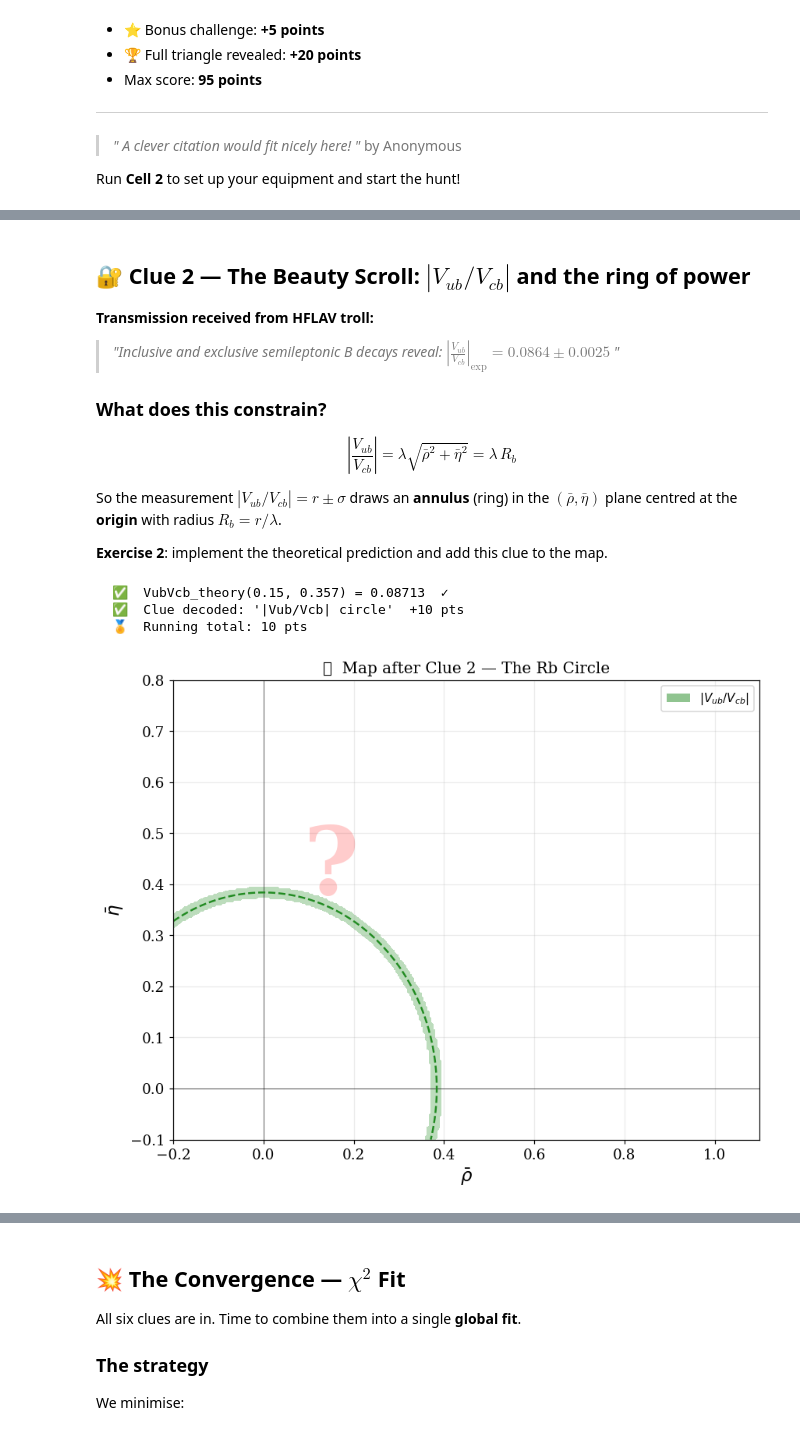
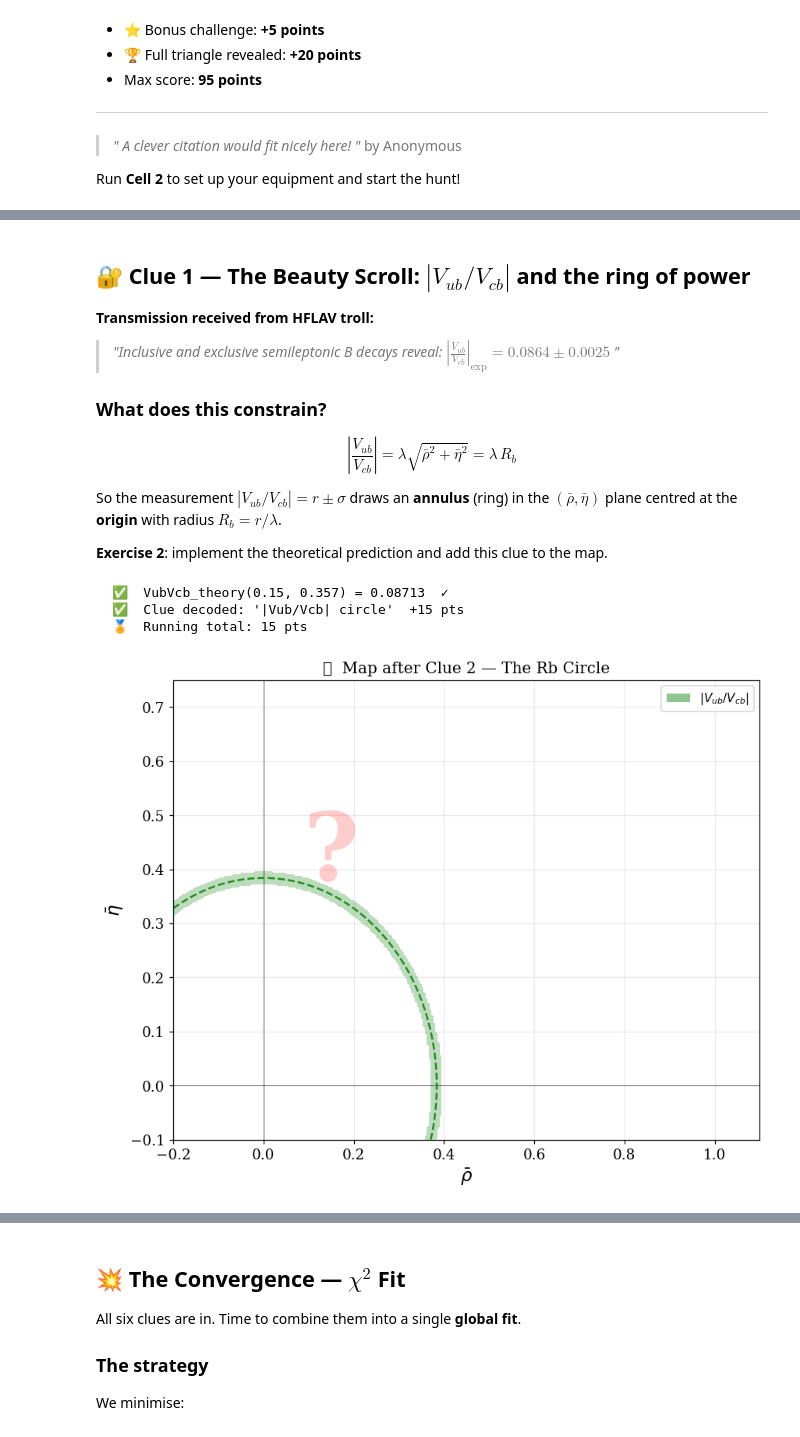
Before and after one commit to flavio-archilli/ckm_hunt, a Jupyter notebook: fortytwo.ipynb, the cells around one changed output, grey strips where cells are left out. Cells and saved outputs as stored; diff of their text form; code cells hidden in the pictures.

```diff
--- a/fortytwo.ipynb
+++ b/fortytwo.ipynb
@@ -89,7 +89,7 @@ hunt = TreasureHunt()
 
 # ── Live treasure map ────────────────────────────────────────
 RHO_LIM = (-0.20, 1.1)
-ETA_LIM = (-0.10, 0.8)
+ETA_LIM = (-0.10, 0.75)
 
 _rho_v = np.linspace(*RHO_LIM, 300)
 _eta_v = np.linspace(*ETA_LIM, 300)
@@ -392,5 +249,5 @@ except NotImplementedError as e:
 # %% [markdown]
-## 🔐 Clue 2 — The Beauty Scroll: $|V_{ub}/V_{cb}|$ and the ring of power
+## 🔐 Clue 1 — The Beauty Scroll: $|V_{ub}/V_{cb}|$ and the ring of power
 
 **Transmission received from HFLAV troll:**
 
@@ -406,7 +263,7 @@ So the measurement $|V_{ub}/V_{cb}| = r \pm \sigma$ draws an **annulus** (ring)
 **Exercise 2**: implement the theoretical prediction and add this clue to the map.
 # %%
 # ==========================================================
-#  EXERCISE 2  — Rb arc (|Vub/Vcb| constraint)
+#  EXERCISE 1  — Rb arc (|Vub/Vcb| constraint)
 # ==========================================================
 
 # Experimental value
@@ -417,35 +274,33 @@ lam_ref    = 0.2250     # we use the central value here
 def VubVcb_theory(rhobar, etabar, lam=lam_ref):
     """
     Return the SM prediction for |Vub/Vcb| as a function of (rhobar, etabar).
-
-    Formula:
-        |Vub/Vcb| = lam * sqrt(rhobar**2 + etabar**2)
     """
+    ### YOUR FORMULA HERE ###
     return lam * np.sqrt(rhobar**2 + etabar**2)
 # %%
 # ==========================================================
-#  CHECK — Exercise 2  +  reveal first band on map
+#  CHECK — Exercise 1  +  reveal first band on map
 # ==========================================================
 try:
     _got  = VubVcb_theory(0.150, 0.357)
     _exp  = lam_ref * np.sqrt(0.150**2 + 0.357**2)
     if abs(_got - _exp) / _exp < 0.005:
         print(f"  ✅  VubVcb_theory(0.15, 0.357) = {_got:.5f}  ✓")
 
         # Register band on map
         hunt._bands[r"$|V_{ub}/V_{cb}|$"] = (
             lambda r, e: VubVcb_theory(r, e),
             VubVcb_exp, VubVcb_err, "forestgreen"
         )
-        hunt.award(10, "|Vub/Vcb| circle")
+        hunt.award(15, "|Vub/Vcb| circle")
         show_map("🗺️  Map after Clue 2 — The Rb Circle")
     else:
         print(f"  ❌  Got {_got:.5f}, expected {_exp:.5f} — check your formula")
 except NotImplementedError as e:
     print(f"  ⚠️  Not implemented: {e}")
 # %% [output]
   ✅  VubVcb_theory(0.15, 0.357) = 0.08713  ✓
-  ✅  Clue decoded: '|Vub/Vcb| circle'  +10 pts
-  🏅  Running total: 10 pts
+  ✅  Clue decoded: '|Vub/Vcb| circle'  +15 pts
+  🏅  Running total: 15 pts
-[figure, old version]
+[figure, new version]
 # %% [markdown]
```
Also changed, not shown: parts of 24 cells of this notebook, 1 other file.
